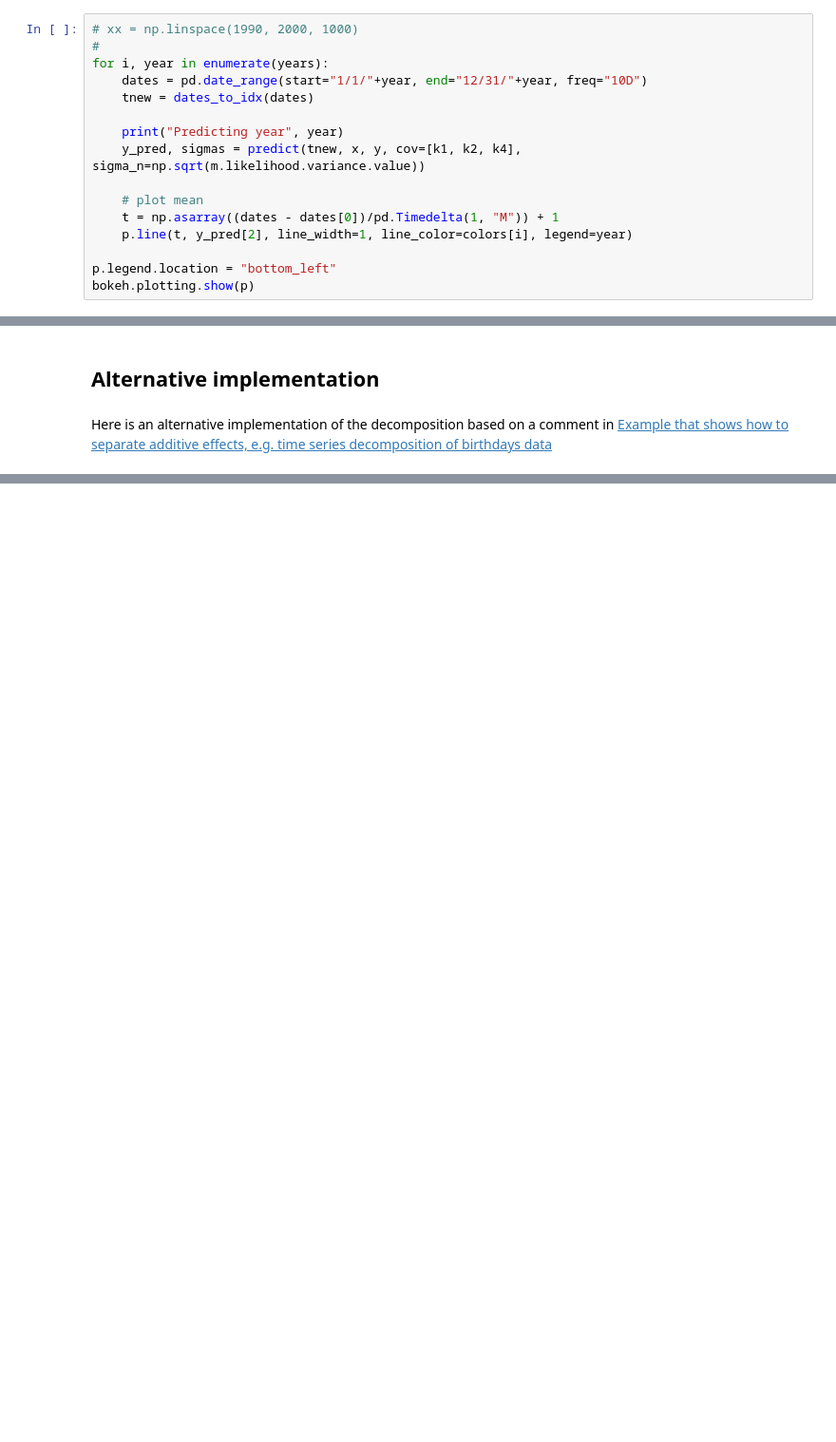
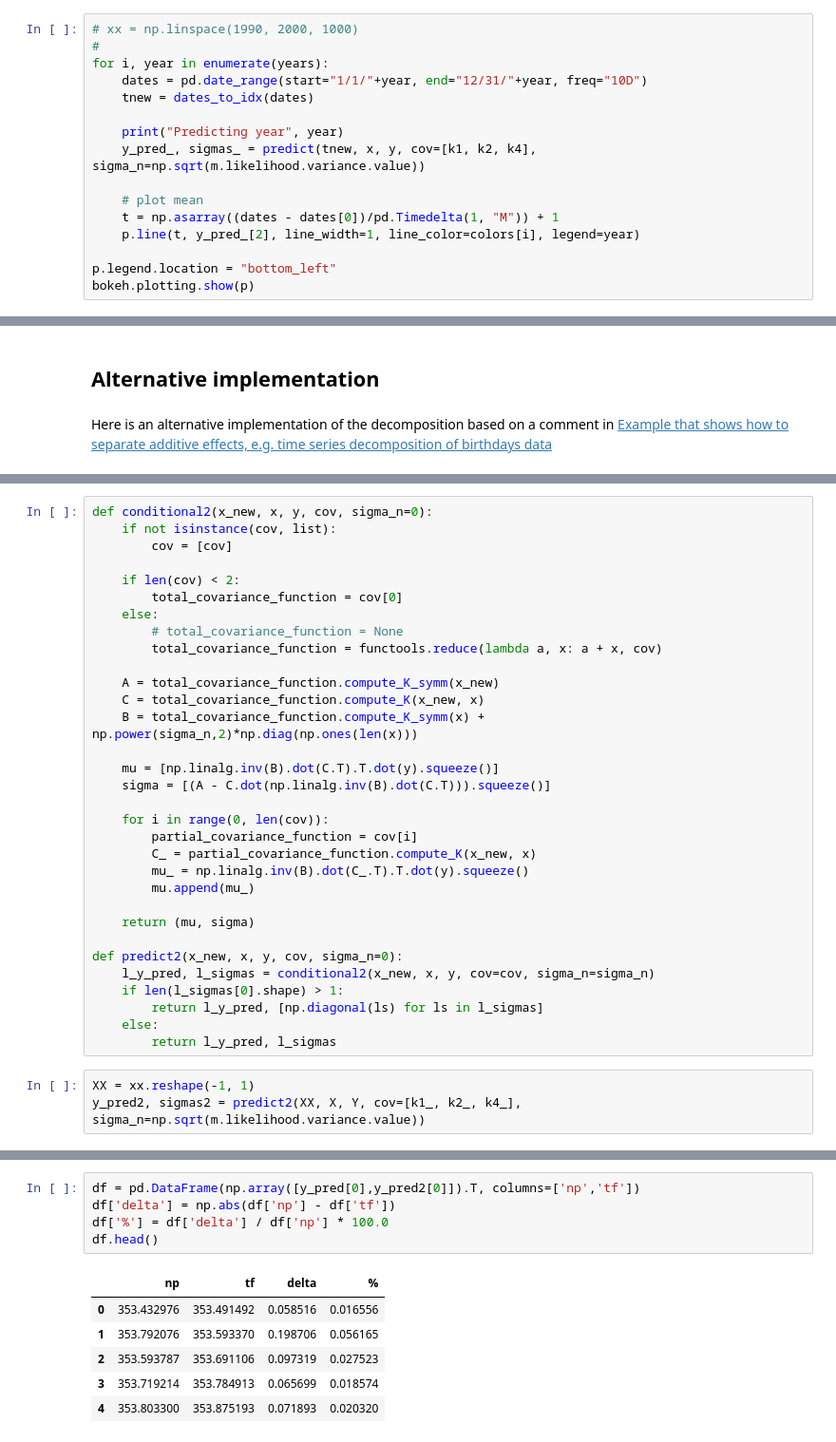
Before and after one commit to cs224/dev-meetup-gaussian-processes, a Jupyter notebook: co2-mauna-loa-gaussian-process-regression.ipynb, the cells around one changed output, grey strips where cells are left out. Shown: that part at 95% size. Cells and saved outputs as stored; diff of their text form; blank space fills up the shorter version.

```diff
--- a/co2-mauna-loa-gaussian-process-regression.ipynb
+++ b/co2-mauna-loa-gaussian-process-regression.ipynb
@@ -446,11 +447,11 @@ for i, year in enumerate(years):
     tnew = dates_to_idx(dates)
 
     print("Predicting year", year)
-    y_pred, sigmas = predict(tnew, x, y, cov=[k1, k2, k4], sigma_n=np.sqrt(m.likelihood.variance.value))
+    y_pred_, sigmas_ = predict(tnew, x, y, cov=[k1, k2, k4], sigma_n=np.sqrt(m.likelihood.variance.value))
 
     # plot mean
     t = np.asarray((dates - dates[0])/pd.Timedelta(1, "M")) + 1
-    p.line(t, y_pred[2], line_width=1, line_color=colors[i], legend=year)
+    p.line(t, y_pred_[2], line_width=1, line_color=colors[i], legend=year)
 
 p.legend.location = "bottom_left"
 bokeh.plotting.show(p)
@@ -472,0 +470,35 @@ m.kern.rbf_1.compute_K
+# %%
+def conditional2(x_new, x, y, cov, sigma_n=0):
+    if not isinstance(cov, list):
+        cov = [cov]
+
+    if len(cov) < 2:
+        total_covariance_function = cov[0]
+    else:
+        # total_covariance_function = None
+        total_covariance_function = functools.reduce(lambda a, x: a + x, cov)
+
+    A = total_covariance_function.compute_K_symm(x_new)
+    C = total_covariance_function.compute_K(x_new, x)
+    B = total_covariance_function.compute_K_symm(x) + np.power(sigma_n,2)*np.diag(np.ones(len(x)))
+
+    mu = [np.linalg.inv(B).dot(C.T).T.dot(y).squeeze()]
+    sigma = [(A - C.dot(np.linalg.inv(B).dot(C.T))).squeeze()]
+
+    for i in range(0, len(cov)):
+        partial_covariance_function = cov[i]
+        C_ = partial_covariance_function.compute_K(x_new, x)
+        mu_ = np.linalg.inv(B).dot(C_.T).T.dot(y).squeeze()
+        mu.append(mu_)
+
+    return (mu, sigma)
+
+def predict2(x_new, x, y, cov, sigma_n=0):
+    l_y_pred, l_sigmas = conditional2(x_new, x, y, cov=cov, sigma_n=sigma_n)
+    if len(l_sigmas[0].shape) > 1:
+        return l_y_pred, [np.diagonal(ls) for ls in l_sigmas]
+    else:
+        return l_y_pred, l_sigmas
+# %%
+XX = xx.reshape(-1, 1)
+y_pred2, sigmas2 = predict2(XX, X, Y, cov=[k1_, k2_, k4_], sigma_n=np.sqrt(m.likelihood.variance.value))
@@ -472,0 +513,12 @@ m.kern.rbf_1.compute_K
+# %%
+df = pd.DataFrame(np.array([y_pred[0],y_pred2[0]]).T, columns=['np','tf'])
+df['delta'] = np.abs(df['np'] - df['tf'])
+df['%'] = df['delta'] / df['np'] * 100.0
+df.head()
+# %% [output]
+|  | np | tf | delta | % |
+| 0 | 353.432976 | 353.491492 | 0.058516 | 0.016556 |
+| 1 | 353.792076 | 353.593370 | 0.198706 | 0.056165 |
+| 2 | 353.593787 | 353.691106 | 0.097319 | 0.027523 |
+| 3 | 353.719214 | 353.784913 | 0.065699 | 0.018574 |
+| 4 | 353.803300 | 353.875193 | 0.071893 | 0.020320 |
```
Also changed, not shown: parts of 9 cells of this notebook, 1 other file.
